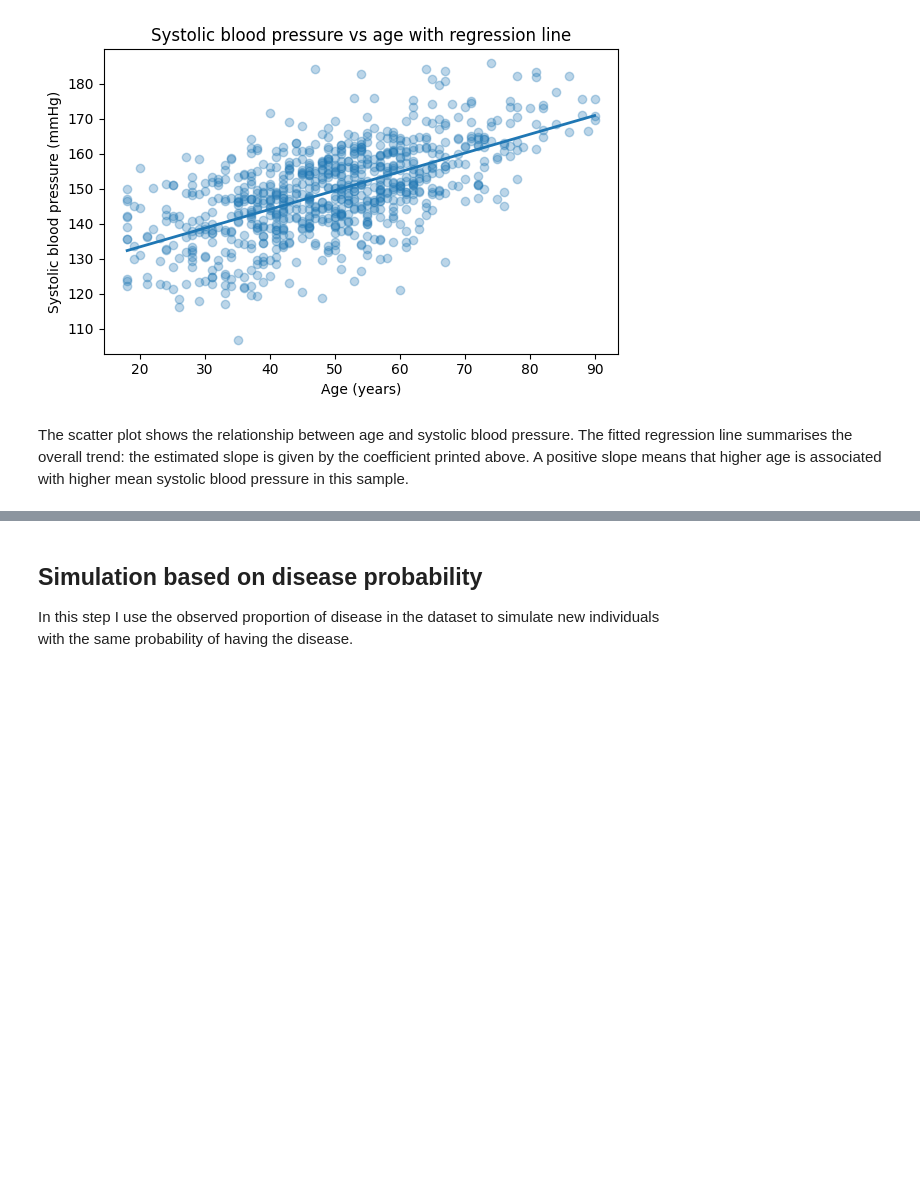
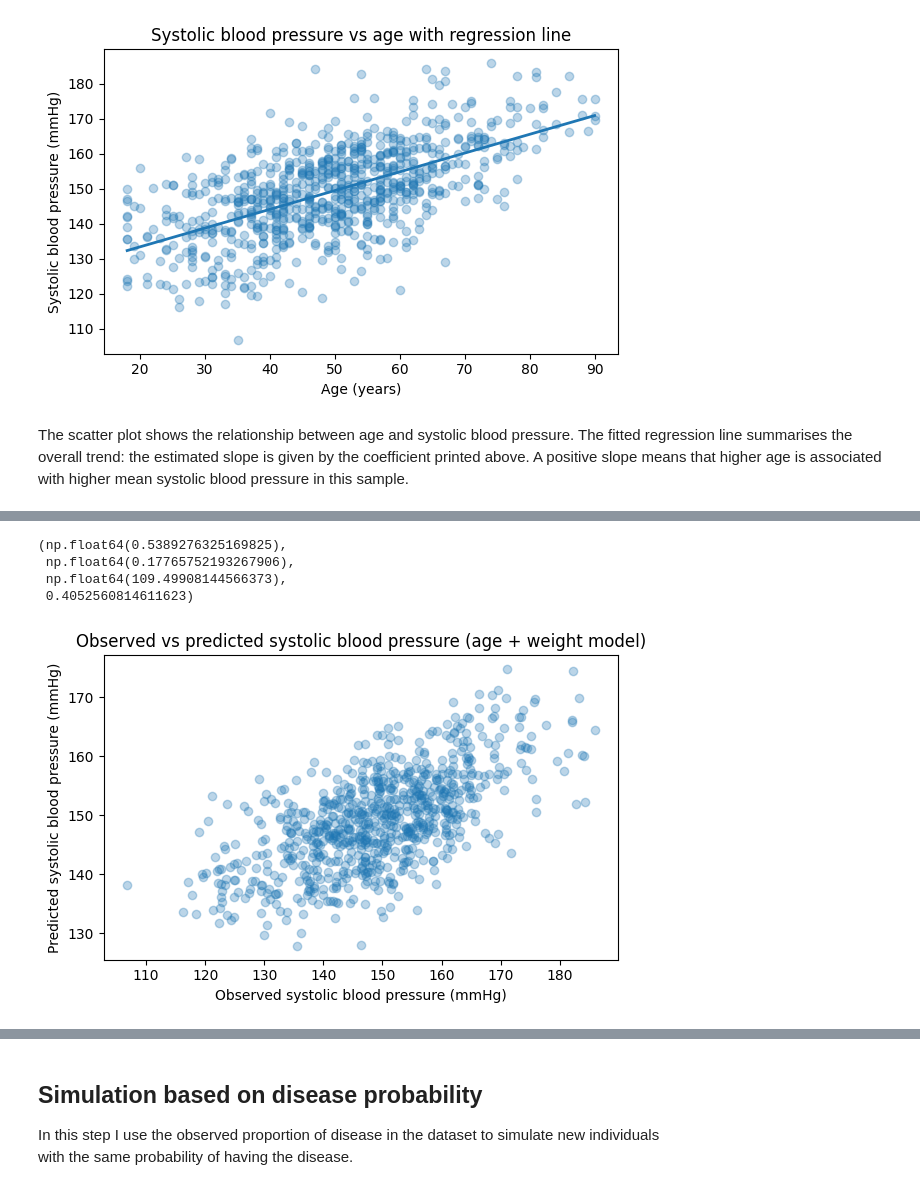
Before and after one commit to gia-w-chai/health_study, a Jupyter notebook: report.ipynb, the cells around one changed output, grey strips where cells are left out. Drawn from its saved outputs; the diff is of its cells as text; code cells hidden in the pictures; blank space fills up the shorter version.

Commit message:
added multiple regression, extended analysis

```diff
--- a/report.ipynb
+++ b/report.ipynb
@@ -193,0 +201,28 @@ mean systolic blood pressure in this sample.
+# %%
+model_multi = analyzer.fit_bp_age_weight_regression()
+
+X_multi = df[["age", "weight"]].values
+y_multi = df["systolic_bp"].values
+
+coef_age, coef_weight = model_multi.coef_
+intercept_multi = model_multi.intercept_
+r2_multi = model_multi.score(X_multi, y_multi)
+
+coef_age, coef_weight, intercept_multi, r2_multi
+# %% [output]
+(np.float64(0.5389276325169825),
+ np.float64(0.17765752193267906),
+ np.float64(109.49908144566373),
+ 0.4052560814611623)
+# %%
+bp_pred_multi = model_multi.predict(X_multi)
+
+plt.figure(figsize=(6, 4))
+plt.scatter(y_multi, bp_pred_multi, alpha=0.3)
+plt.xlabel("Observed systolic blood pressure (mmHg)")
+plt.ylabel("Predicted systolic blood pressure (mmHg)")
+plt.title("Observed vs predicted systolic blood pressure (age + weight model)")
+plt.tight_layout()
+plt.show()
+# %% [output]
+[figure, added]
```
Also changed, not shown: parts of 6 cells of this notebook, 1 other file.
